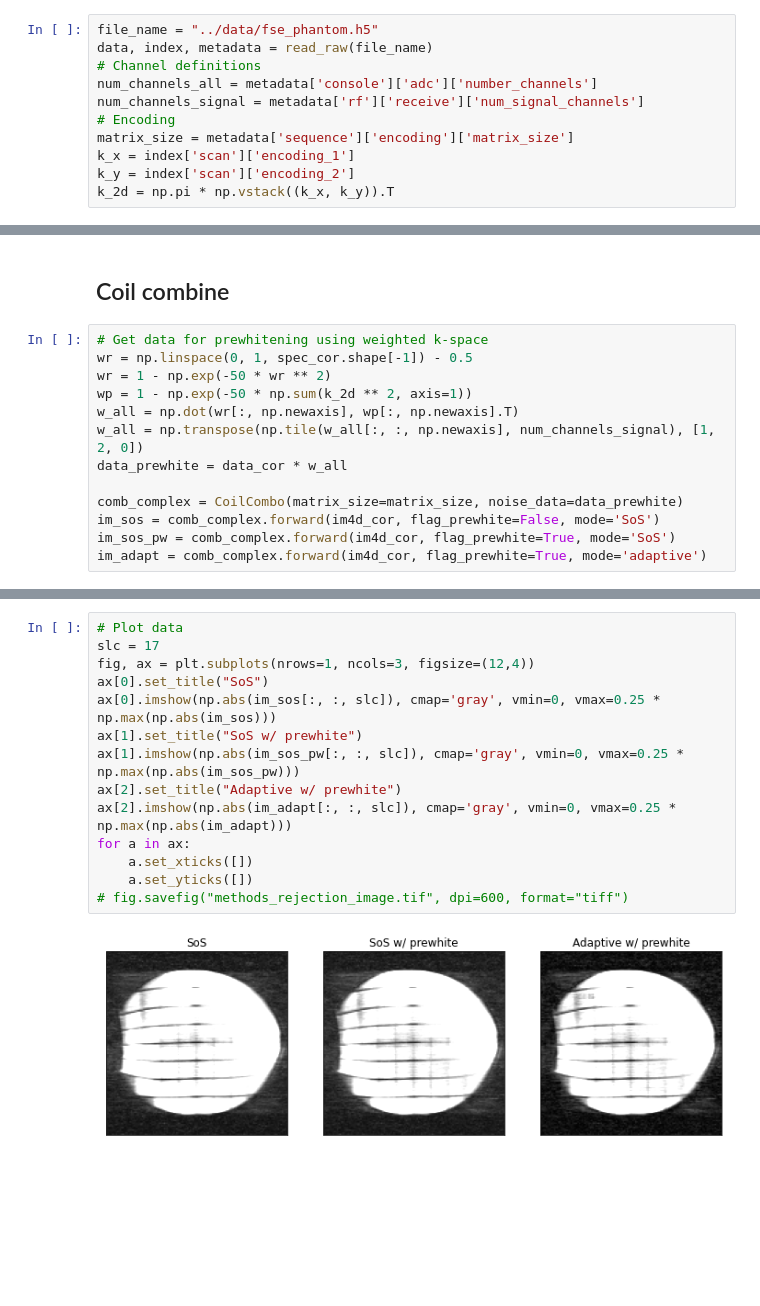
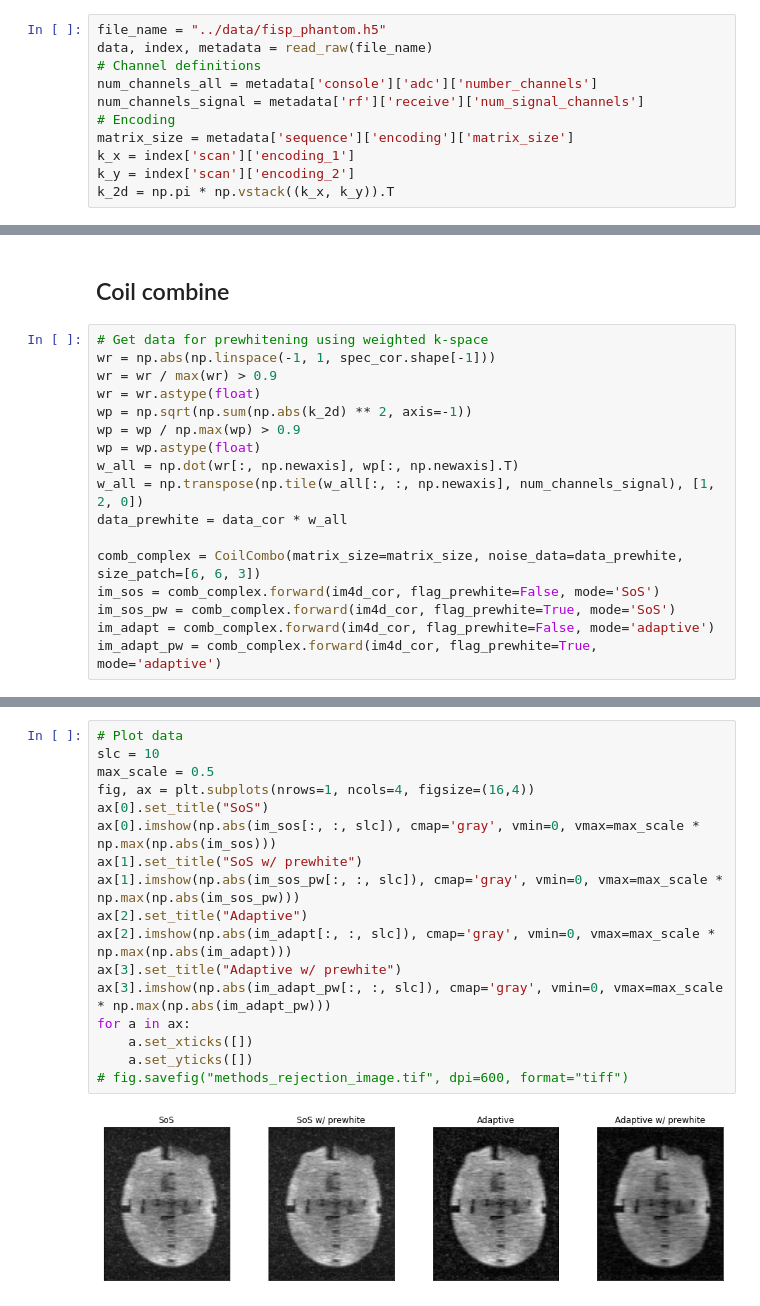
Before and after one commit to haddoc/mrir, a Jupyter notebook: notebooks/coil_combine.ipynb, the cells around one changed output, grey strips where cells are left out. Saved outputs shown, nothing was run; the diff lists cells and outputs as text; blank space fills up the shorter version.

Commit message:
Integrate noise covariance into array combine

```diff
--- a/notebooks/coil_combine.ipynb
+++ b/notebooks/coil_combine.ipynb
@@ -12,7 +12,7 @@ from source.combine import CoilCombo
 # %% [markdown]
 ## Data import
 # %%
-file_name = "../data/fse_phantom.h5"
+file_name = "../data/fisp_phantom.h5"
 data, index, metadata = read_raw(file_name)
 # Channel definitions
 num_channels_all = metadata['console']['adc']['number_channels']
@@ -59,15 +60,19 @@ for _f in range(spec_cor.shape[-1]):
 ## Coil combine
 # %%
 # Get data for prewhitening using weighted k-space
-wr = np.linspace(0, 1, spec_cor.shape[-1]) - 0.5
-wr = 1 - np.exp(-50 * wr ** 2)
-wp = 1 - np.exp(-50 * np.sum(k_2d ** 2, axis=1))
+wr = np.abs(np.linspace(-1, 1, spec_cor.shape[-1]))
+wr = wr / max(wr) > 0.9
+wr = wr.astype(float)
+wp = np.sqrt(np.sum(np.abs(k_2d) ** 2, axis=-1))
+wp = wp / np.max(wp) > 0.9
+wp = wp.astype(float)
 w_all = np.dot(wr[:, np.newaxis], wp[:, np.newaxis].T)
 w_all = np.transpose(np.tile(w_all[:, :, np.newaxis], num_channels_signal), [1, 2, 0])
 data_prewhite = data_cor * w_all
 
-comb_complex = CoilCombo(matrix_size=matrix_size, noise_data=data_prewhite)
+comb_complex = CoilCombo(matrix_size=matrix_size, noise_data=data_prewhite, size_patch=[6, 6, 3])
 im_sos = comb_complex.forward(im4d_cor, flag_prewhite=False, mode='SoS')
 im_sos_pw = comb_complex.forward(im4d_cor, flag_prewhite=True, mode='SoS')
-im_adapt = comb_complex.forward(im4d_cor, flag_prewhite=True, mode='adaptive')
+im_adapt = comb_complex.forward(im4d_cor, flag_prewhite=False, mode='adaptive')
+im_adapt_pw = comb_complex.forward(im4d_cor, flag_prewhite=True, mode='adaptive')
 # %% [output]
@@ -77,16 +96,19 @@ interpolate to initial size
 # %%
 # Plot data
-slc = 17
-fig, ax = plt.subplots(nrows=1, ncols=3, figsize=(12,4))
+slc = 10
+max_scale = 0.5
+fig, ax = plt.subplots(nrows=1, ncols=4, figsize=(16,4))
 ax[0].set_title("SoS")
-ax[0].imshow(np.abs(im_sos[:, :, slc]), cmap='gray', vmin=0, vmax=0.25 * np.max(np.abs(im_sos)))
+ax[0].imshow(np.abs(im_sos[:, :, slc]), cmap='gray', vmin=0, vmax=max_scale * np.max(np.abs(im_sos)))
 ax[1].set_title("SoS w/ prewhite")
-ax[1].imshow(np.abs(im_sos_pw[:, :, slc]), cmap='gray', vmin=0, vmax=0.25 * np.max(np.abs(im_sos_pw)))
-ax[2].set_title("Adaptive w/ prewhite")
-ax[2].imshow(np.abs(im_adapt[:, :, slc]), cmap='gray', vmin=0, vmax=0.25 * np.max(np.abs(im_adapt)))
+ax[1].imshow(np.abs(im_sos_pw[:, :, slc]), cmap='gray', vmin=0, vmax=max_scale * np.max(np.abs(im_sos_pw)))
+ax[2].set_title("Adaptive")
+ax[2].imshow(np.abs(im_adapt[:, :, slc]), cmap='gray', vmin=0, vmax=max_scale * np.max(np.abs(im_adapt)))
+ax[3].set_title("Adaptive w/ prewhite")
+ax[3].imshow(np.abs(im_adapt_pw[:, :, slc]), cmap='gray', vmin=0, vmax=max_scale * np.max(np.abs(im_adapt_pw)))
 for a in ax:
     a.set_xticks([])
     a.set_yticks([])
 # fig.savefig("methods_rejection_image.tif", dpi=600, format="tiff")
 # %% [output]
-[figure, old version]
+[figure, new version]
```
Also changed, not shown: parts of 2 cells of this notebook, 1 other file.
